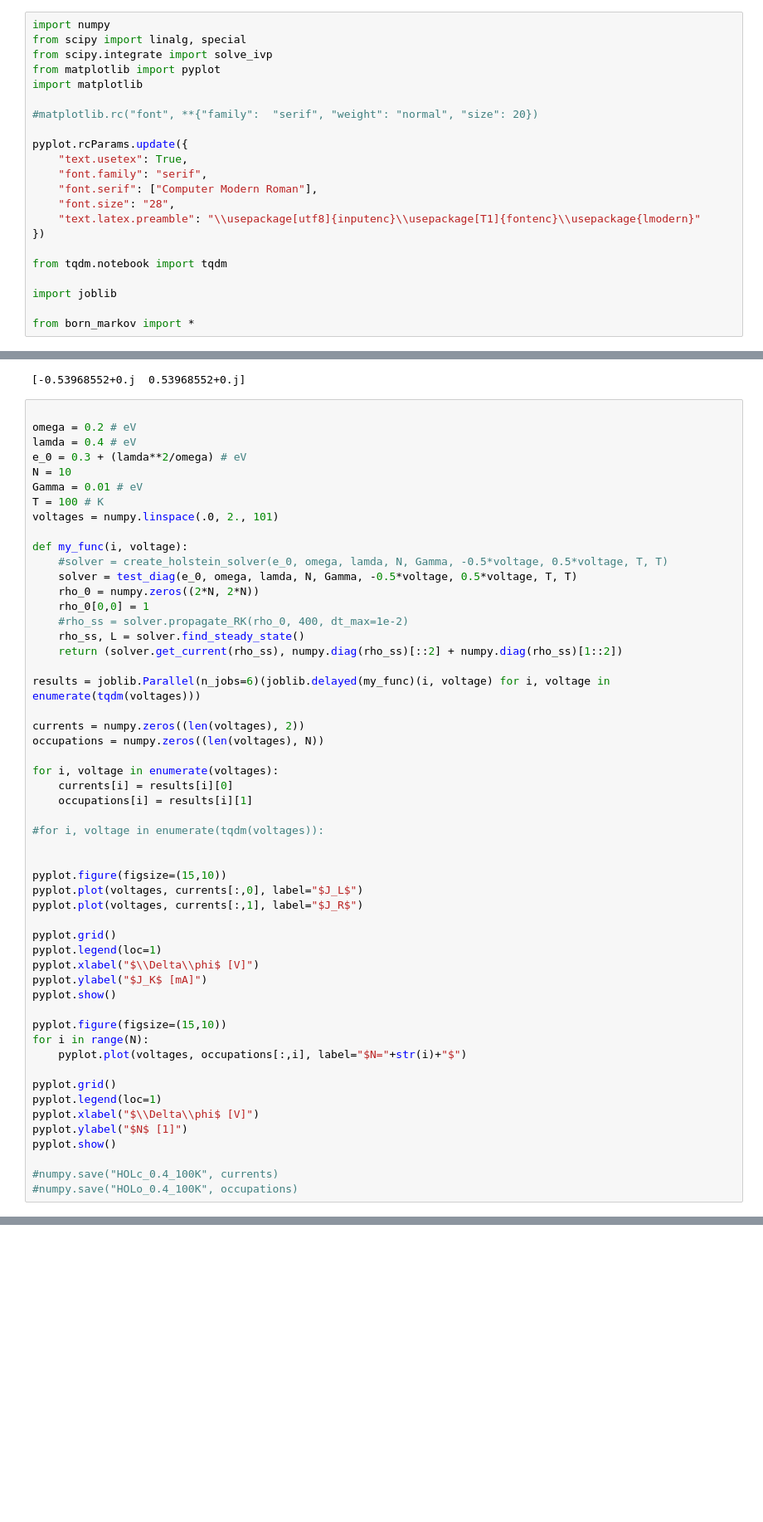
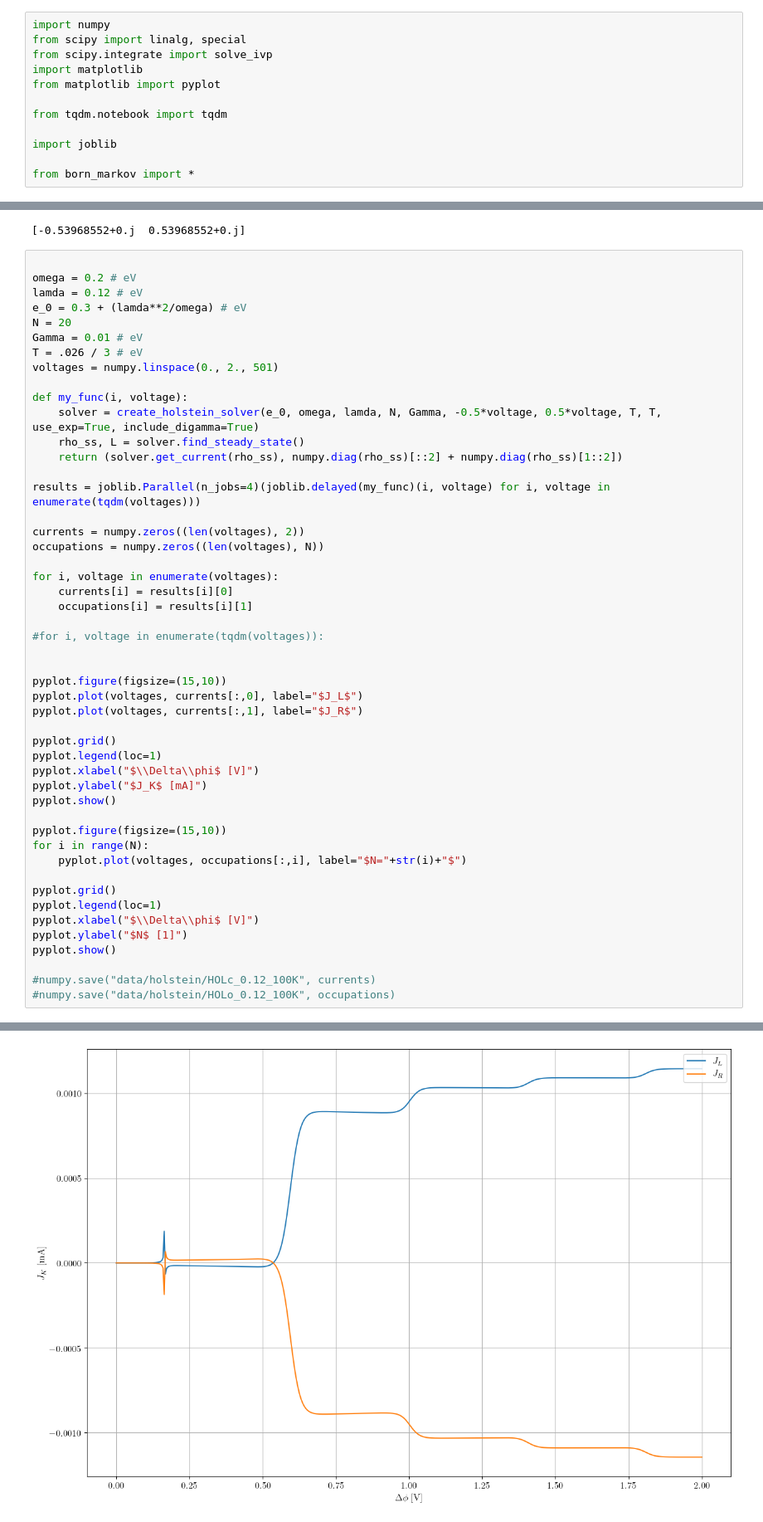
Before and after one commit to robingrether/Born-Markov, a Jupyter notebook: Holstein.ipynb, the cells around one changed output, grey strips where cells are left out. Shown at 83% size. Drawn from its saved outputs; the diff is of its cells as text; blank space fills up the shorter version.

```diff
--- a/Holstein.ipynb
+++ b/Holstein.ipynb
@@ -2,18 +2,8 @@
 import numpy
 from scipy import linalg, special
 from scipy.integrate import solve_ivp
+import matplotlib
 from matplotlib import pyplot
-import matplotlib
-
-#matplotlib.rc("font", **{"family":  "serif", "weight": "normal", "size": 20})
-
-pyplot.rcParams.update({
-    "text.usetex": True,
-    "font.family": "serif",
-    "font.serif": ["Computer Modern Roman"],
-    "font.size": "28",
-    "text.latex.preamble": "\\usepackage[utf8]{inputenc}\\usepackage[T1]{fontenc}\\usepackage{lmodern}"
-})
 
 from tqdm.notebook import tqdm
 
@@ -47,23 +37,19 @@ print(1e3*numpy.array(solver2.get_current(rho_ss)))
 # %%
 
 omega = 0.2 # eV
-lamda = 0.4 # eV
+lamda = 0.12 # eV
 e_0 = 0.3 + (lamda**2/omega) # eV
-N = 10
+N = 20
 Gamma = 0.01 # eV
-T = 100 # K
-voltages = numpy.linspace(.0, 2., 101)
+T = .026 / 3 # eV
+voltages = numpy.linspace(0., 2., 501)
 
 def my_func(i, voltage):
-    #solver = create_holstein_solver(e_0, omega, lamda, N, Gamma, -0.5*voltage, 0.5*voltage, T, T)
-    solver = test_diag(e_0, omega, lamda, N, Gamma, -0.5*voltage, 0.5*voltage, T, T)
-    rho_0 = numpy.zeros((2*N, 2*N))
-    rho_0[0,0] = 1
-    #rho_ss = solver.propagate_RK(rho_0, 400, dt_max=1e-2)
+    solver = create_holstein_solver(e_0, omega, lamda, N, Gamma, -0.5*voltage, 0.5*voltage, T, T, use_exp=True, include_digamma=True)
     rho_ss, L = solver.find_steady_state()
     return (solver.get_current(rho_ss), numpy.diag(rho_ss)[::2] + numpy.diag(rho_ss)[1::2])
 
-results = joblib.Parallel(n_jobs=6)(joblib.delayed(my_func)(i, voltage) for i, voltage in enumerate(tqdm(voltages)))
+results = joblib.Parallel(n_jobs=4)(joblib.delayed(my_func)(i, voltage) for i, voltage in enumerate(tqdm(voltages)))
 
 currents = numpy.zeros((len(voltages), 2))
 occupations = numpy.zeros((len(voltages), N))
@@ -95,5 +81,6 @@ pyplot.xlabel("$\\Delta\\phi$ [V]")
 pyplot.ylabel("$N$ [1]")
 pyplot.show()
 
-#numpy.save("HOLc_0.4_100K", currents)
-#numpy.save("HOLo_0.4_100K", occupations)
+#numpy.save("data/holstein/HOLc_0.12_100K", currents)
+#numpy.save("data/holstein/HOLo_0.12_100K", occupations)
+# %% [output]
@@ -99,0 +88 @@ pyplot.show()
+[figure, added]
```
Also changed, not shown: parts of 4 cells of this notebook, 4 other files.
